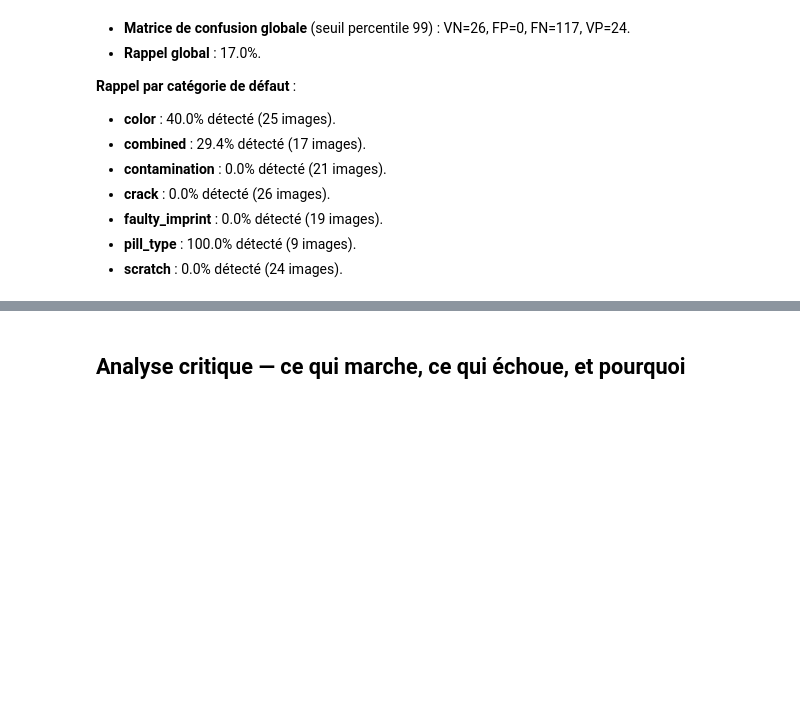
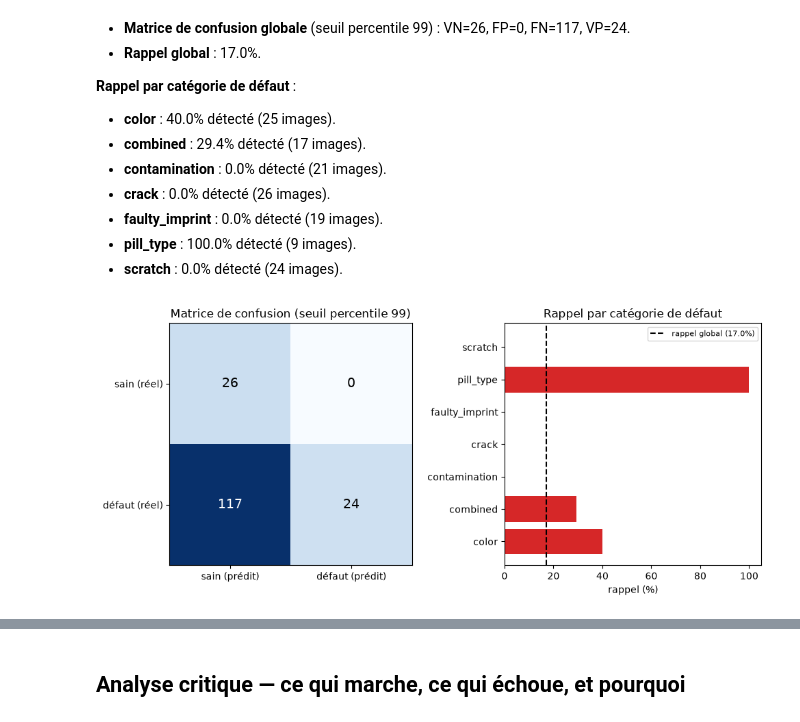
Before and after one commit to palauzet/AELION_Deep_Learning_IA, a Jupyter notebook: notebooks/06_heatmaps_evaluation.ipynb, the cells around one changed output, grey strips where cells are left out. Drawn from its saved outputs; the diff is of its cells as text; code cells hidden in the pictures; blank space fills up the shorter version.

```diff
--- a/notebooks/06_heatmaps_evaluation.ipynb
+++ b/notebooks/06_heatmaps_evaluation.ipynb
@@ -200,3 +226,42 @@ display(Markdown(chr(10).join(lines)))
 - **faulty_imprint** : 0.0% détecté (19 images).
 - **pill_type** : 100.0% détecté (9 images).
 - **scratch** : 0.0% détecté (24 images).
+# %%
+fig, axes = plt.subplots(1, 2, figsize=(10, 4.5))
+
+axes[0].imshow(cm, cmap="Blues")
+axes[0].set_xticks([0, 1])
+axes[0].set_yticks([0, 1])
+axes[0].set_xticklabels(["sain (prédit)", "défaut (prédit)"])
+axes[0].set_yticklabels(["sain (réel)", "défaut (réel)"])
+for i in range(2):
+    for j in range(2):
+        axes[0].text(
+            j,
+            i,
+            str(cm[i, j]),
+            ha="center",
+            va="center",
+            fontsize=14,
+            color="white" if cm[i, j] > cm.max() / 2 else "black",
+        )
+axes[0].set_title("Matrice de confusion (seuil percentile 99)")
+
+axes[1].barh(
+    list(category_recalls.keys()), [r * 100 for r in category_recalls.values()], color="tab:red"
+)
+axes[1].axvline(
+    recall_global * 100,
+    color="black",
+    linestyle="--",
+    label=f"rappel global ({recall_global:.1%})",
+)
+axes[1].set_xlabel("rappel (%)")
+axes[1].set_title("Rappel par catégorie de défaut")
+axes[1].legend(fontsize=8)
+
+fig.tight_layout()
+fig.savefig(FIGURES_DIR / "06_confusion_rappel.png", dpi=150)
+plt.show()
+# %% [output]
+[figure, added]
```
Also changed, not shown: parts of 7 cells of this notebook, 3 other files.
